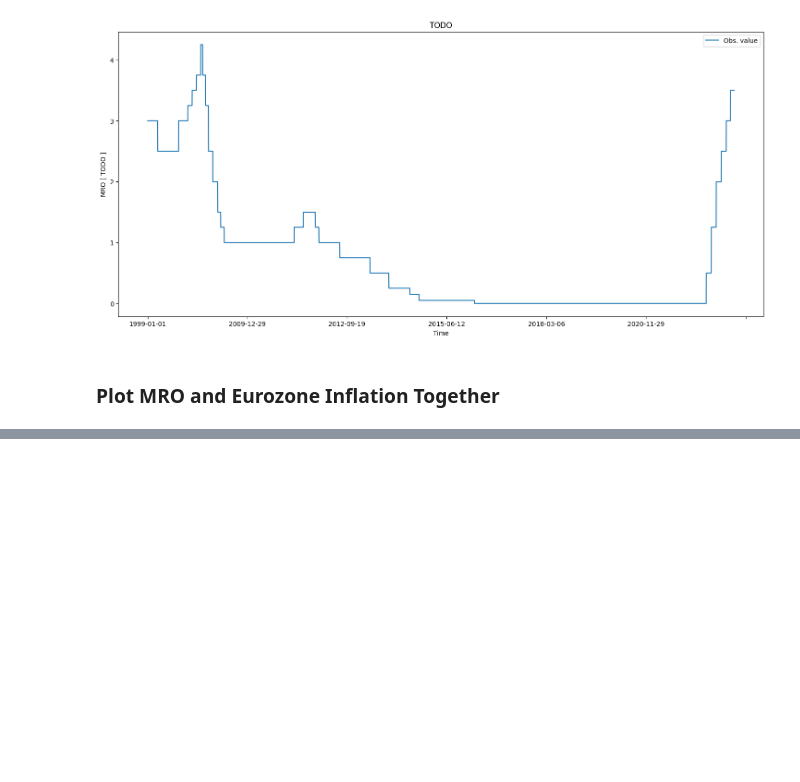
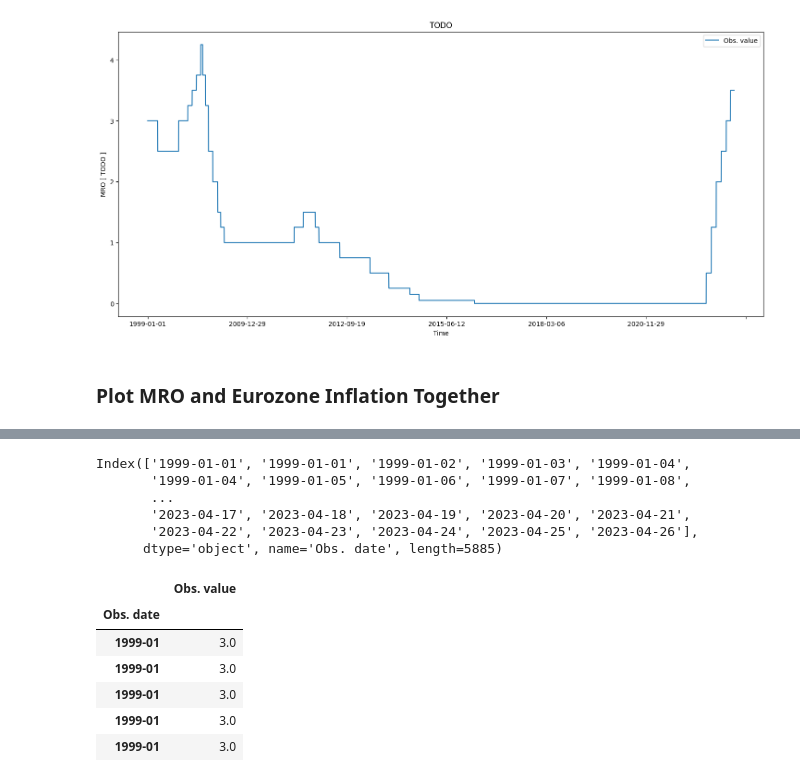
Before and after one commit to Staneesh/almost-philosophy, a Jupyter notebook: notebooks/exploring-data.ipynb, the cells around one changed output, grey strips where cells are left out. Drawn from its saved outputs; the diff is of its cells as text; code cells hidden in the pictures; blank space fills up the shorter version.

```diff
--- a/notebooks/exploring-data.ipynb
+++ b/notebooks/exploring-data.ipynb
@@ -147,0 +159,9 @@ _ = mro.plot(xlabel='Time', ylabel='MRO [ TODO ]', title='TODO', figsize=(18, 8)
+# %%
+mro.index
+# %% [output]
+Index(['1999-01-01', '1999-01-01', '1999-01-02', '1999-01-03', '1999-01-04',
+       '1999-01-04', '1999-01-05', '1999-01-06', '1999-01-07', '1999-01-08',
+       ...
+       '2023-04-17', '2023-04-18', '2023-04-19', '2023-04-20', '2023-04-21',
+       '2023-04-22', '2023-04-23', '2023-04-24', '2023-04-25', '2023-04-26'],
+      dtype='object', name='Obs. date', length=5885)
@@ -147,0 +170,10 @@ _ = mro.plot(xlabel='Time', ylabel='MRO [ TODO ]', title='TODO', figsize=(18, 8)
+# %%
+mro.head()
+# %% [output]
+|  | Obs. value |
+| Obs. date |  |
+| 1999-01 | 3.0 |
+| 1999-01 | 3.0 |
+| 1999-01 | 3.0 |
+| 1999-01 | 3.0 |
+| 1999-01 | 3.0 |
```
Also changed, not shown: parts of 6 cells of this notebook.
